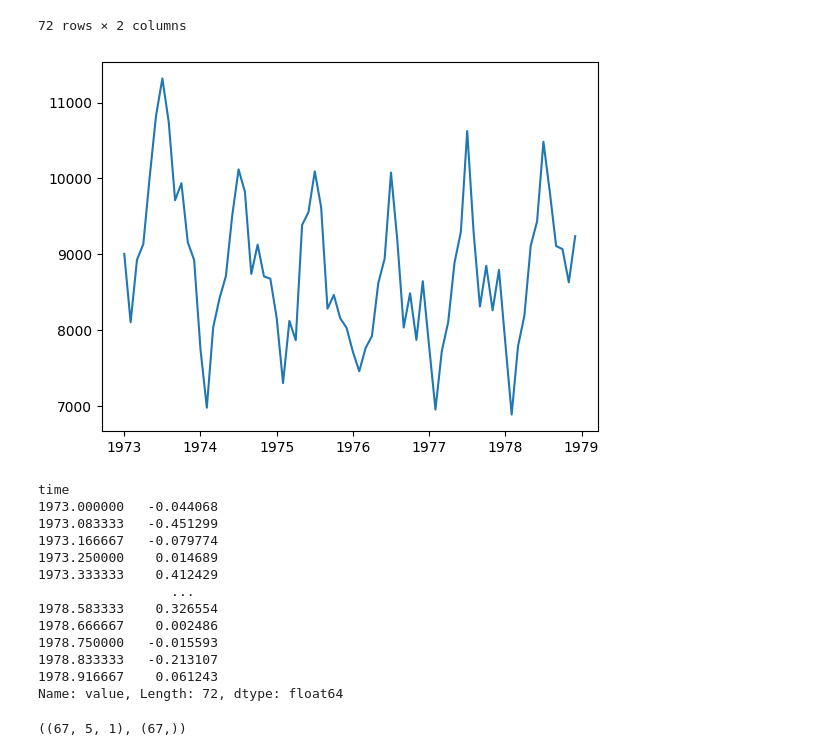
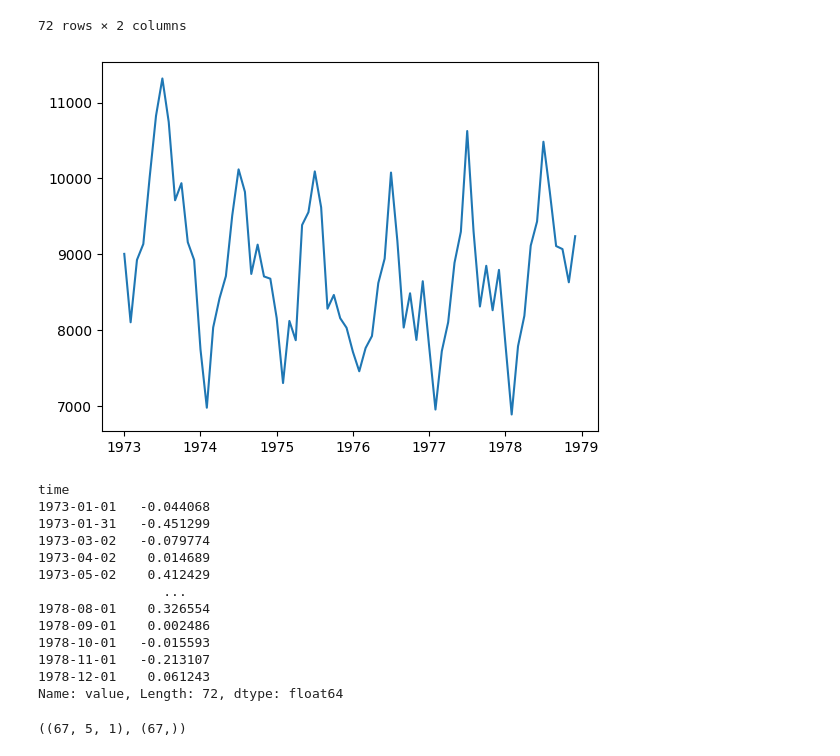
Before and after one commit to SendNugg3ts/CSC, a Jupyter notebook: ModeloNossoLSTM.ipynb, the cells around one changed output. Saved outputs shown, nothing was run; the diff lists cells and outputs as text; code cells hidden in the pictures.

```diff
--- a/ModeloNossoLSTM.ipynb
+++ b/ModeloNossoLSTM.ipynb
@@ -33,29 +33,46 @@ bd
 | 70 | 1978.833333 | 8633 |
 | 71 | 1978.916667 | 9240 |
 72 rows × 2 columns
-# %%
-plt.plot(bd["time"],bd["value"])
-plt.show()
-bd.index = bd['time']
-bd.pop("time")
-bd["value"]=MinMaxScaler(feature_range=(-1,1)).fit_transform(bd)
-bd_normalizado = bd["value"]
-bd_normalizado
-# %% [output]
-[figure, removed]
-time
-1973.000000   -0.044068
-1973.083333   -0.451299
-1973.166667   -0.079774
-1973.250000    0.014689
-1973.333333    0.412429
-                 ...
-1978.583333    0.326554
-1978.666667    0.002486
-1978.750000   -0.015593
-1978.833333   -0.213107
-1978.916667    0.061243
-Name: value, Length: 72, dtype: float64
+# %%
+plt.plot(bd["time"],bd["value"])
+plt.show()
+from datetime import datetime, timedelta
+def decimal_year_to_date(decimal_year):
+    year = int(decimal_year)
+    remainder = decimal_year - year
+    base_date = datetime(year, 1, 1)
+    days_in_year = (datetime(year + 1, 1, 1) - base_date).days
+    days_to_add = int(days_in_year * remainder)
+    return base_date + timedelta(days=days_to_add)
+
+decimal_years = bd["time"]
+dates = [decimal_year_to_date(decimal_year) for decimal_year in decimal_years]
+
+formatted_dates = [date.strftime("%Y-%m-%d") for date in dates]
+#formatted_dates = [date.strftime("%Y-%m-%d %H:%M:%S") for date in dates]
+
+bd["time"]=formatted_dates
+
+bd.index = bd['time']
+bd.pop("time")
+bd["value"]=MinMaxScaler(feature_range=(-1,1)).fit_transform(bd)
+bd_normalizado = bd["value"]
+bd_normalizado
+# %% [output]
+[figure, added]
+time
+1973-01-01   -0.044068
+1973-01-31   -0.451299
+1973-03-02   -0.079774
+1973-04-02    0.014689
+1973-05-02    0.412429
+                ...
+1978-08-01    0.326554
+1978-09-01    0.002486
+1978-10-01   -0.015593
+1978-11-01   -0.213107
+1978-12-01    0.061243
+Name: value, Length: 72, dtype: float64
 # %%
 def df_to_X_y(df, window_size=5):
   df_as_np = df.to_numpy()
```
Also changed, not shown: parts of 1 cell of this notebook, 1 other file.
